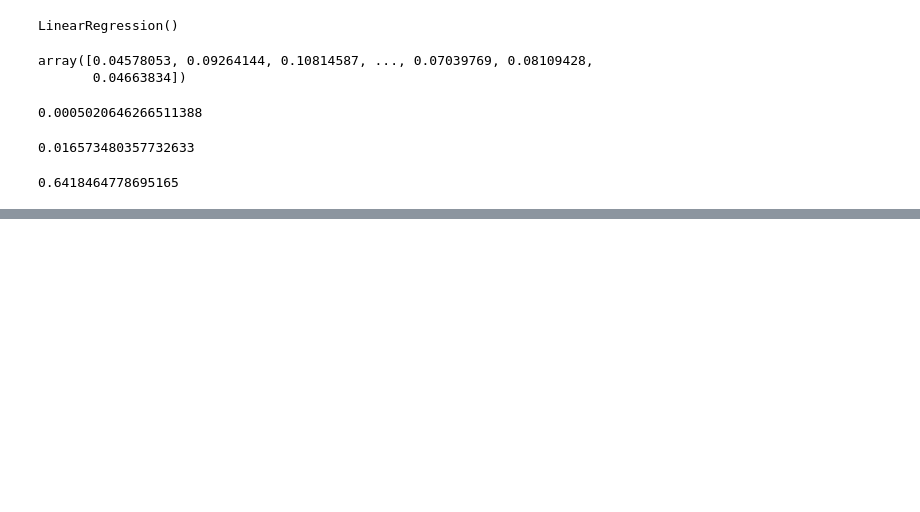
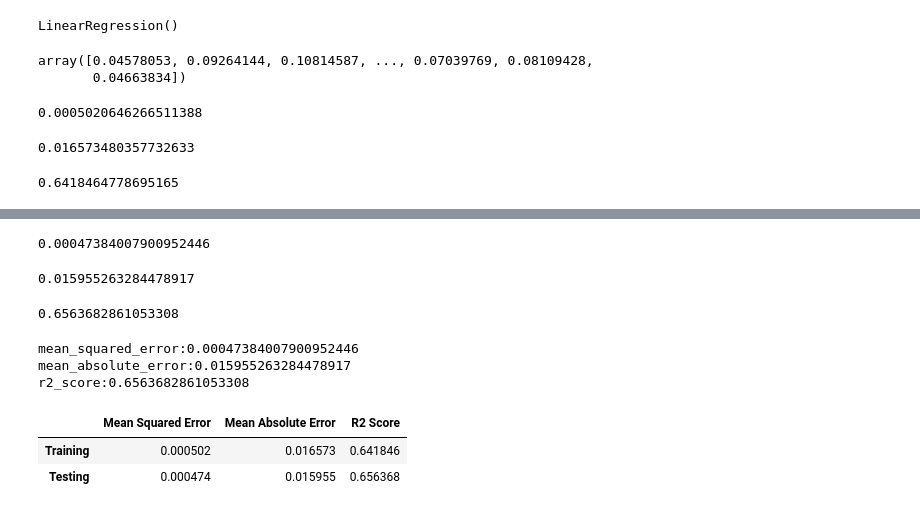
Before and after one commit to Karthick-source/Car-Dheko---Used-Car-Price-Prediction, a Jupyter notebook: car_price_prediction.ipynb, the cells around one changed output, grey strips where cells are left out. Cells and saved outputs as stored; diff of their text form; code cells hidden in the pictures; blank space fills up the shorter version.

```diff
--- a/car_price_prediction.ipynb
+++ b/car_price_prediction.ipynb
@@ -1359,3 +1367,37 @@ r2_score(train_lab,predict_train)
+# %%
+predict_test = model.predict(test_data)
+# %%
+mean_squared_error(test_lab,predict_test)
+# %% [output]
+0.00047384007900952446
+# %%
+mean_absolute_error(test_lab,predict_test)
+# %% [output]
+0.015955263284478917
+# %%
+r2_score(test_lab,predict_test)
+# %% [output]
+0.6563682861053308
+# %%
+print(f"mean_squared_error:{mean_squared_error(test_lab,predict_test)}")
+print(f"mean_absolute_error:{mean_absolute_error(test_lab,predict_test)}")
+print(f"r2_score:{r2_score(test_lab,predict_test)}")
+# %% [output]
+mean_squared_error:0.00047384007900952446
+mean_absolute_error:0.015955263284478917
+r2_score:0.6563682861053308
+# %%
+metrics = {
+    "mean squared error":[mean_squared_error(train_lab,predict_train), mean_squared_error(test_lab,predict_test)],
+    "mean absolute error":[mean_absolute_error(train_lab,predict_train), mean_absolute_error(test_lab,predict_test)],
+    "r2 score":[r2_score(train_lab,predict_train), r2_score(test_lab,predict_test)],
+}
+# %%
+pd.DataFrame(metrics,index=["Training","Testing"])
+# %% [output]
+|  | Mean Squared Error | Mean Absolute Error | R2 Score |
+| Training | 0.000502 | 0.016573 | 0.641846 |
+| Testing | 0.000474 | 0.015955 | 0.656368 |
 # %%
 #predicting manual
 # %%
```
Also changed, not shown: parts of 53 cells of this notebook.
